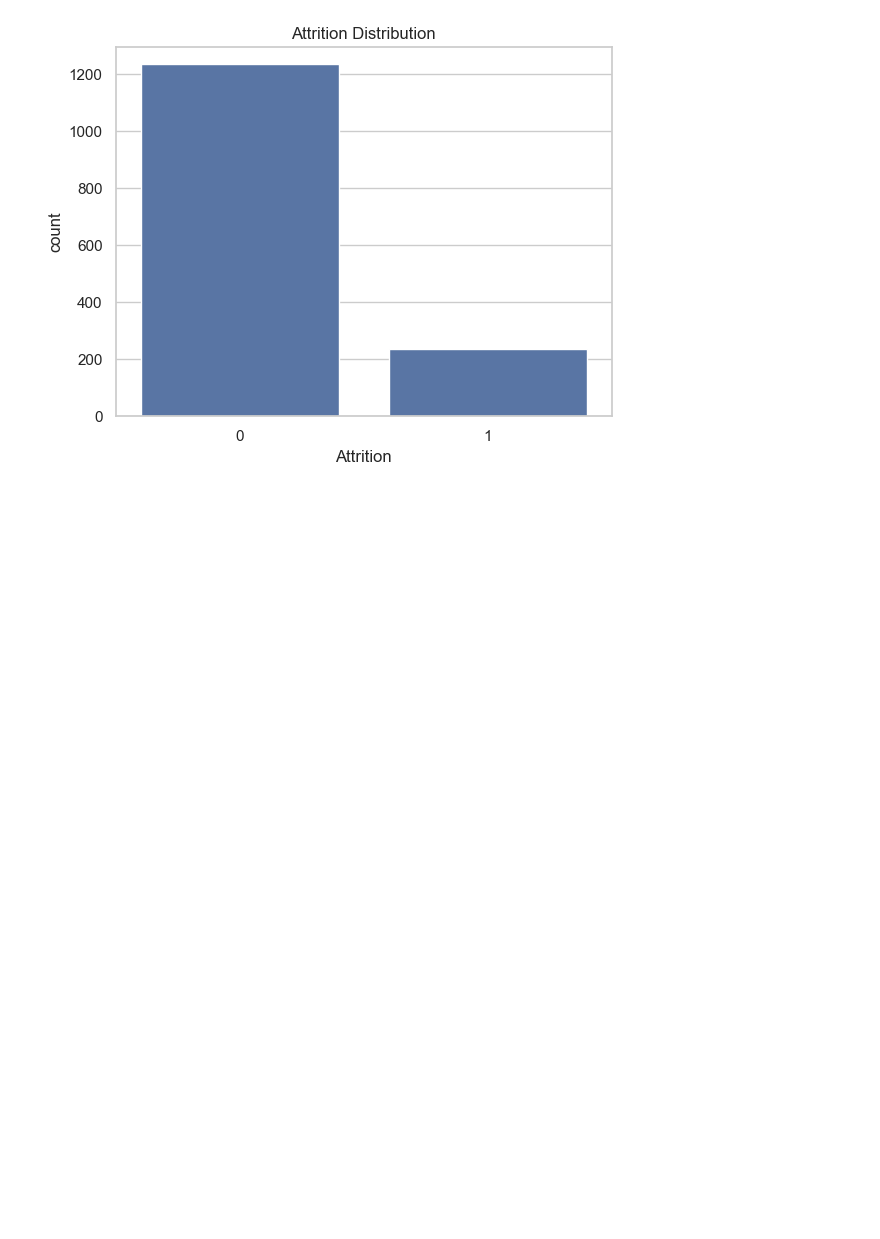
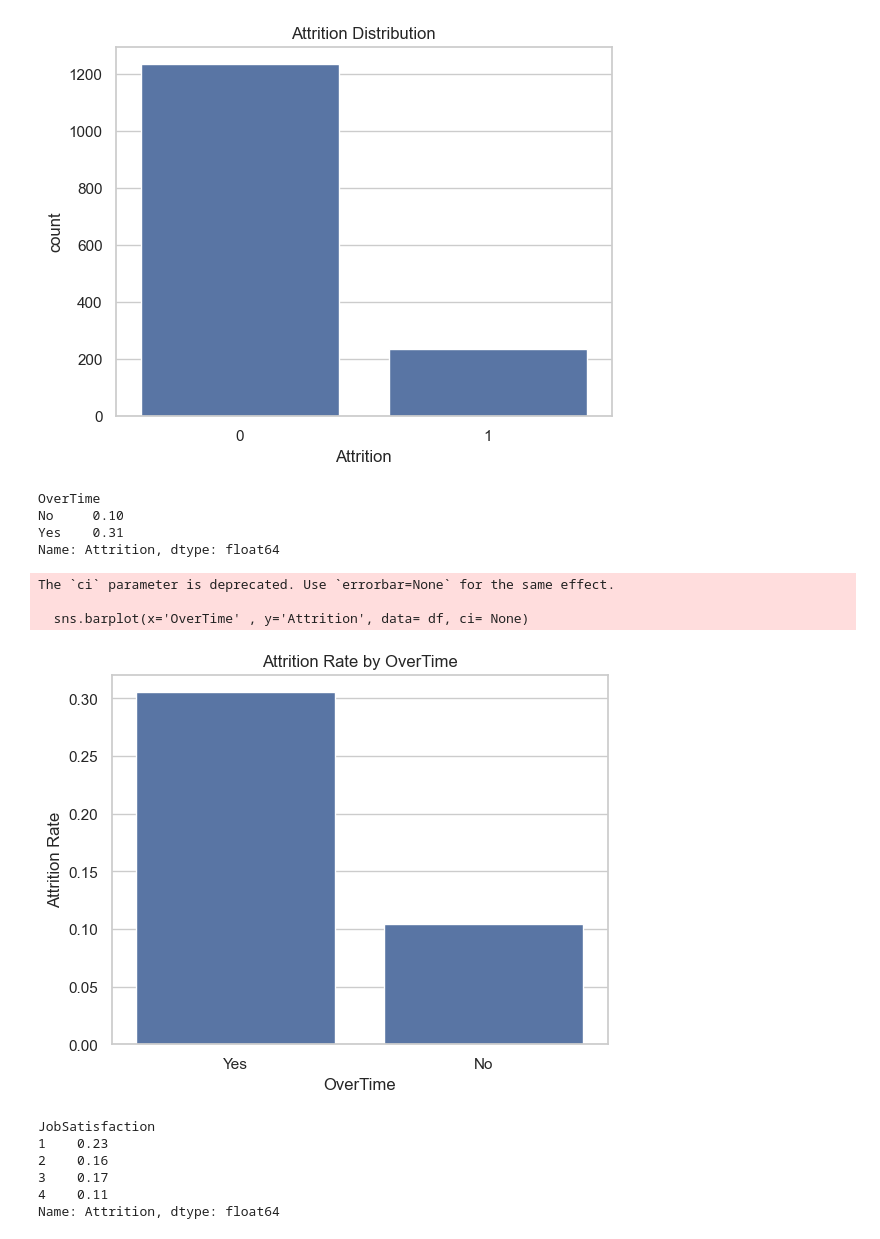
Before and after one commit to jongmin627/employee-attrition-analysis, a Jupyter notebook: notebooks/data_processing.ipynb, the cells around one changed output. Drawn from its saved outputs; the diff is of its cells as text; code cells hidden in the pictures; blank space fills up the shorter version.

```diff
--- a/notebooks/data_processing.ipynb
+++ b/notebooks/data_processing.ipynb
@@ -104,16 +81,6 @@ dtype: int64
 # 3. 데이터 전처리
 # Attrition 숫자 변환
 df['Attrition'] = df['Attrition'].map({'Yes': 1, 'No': 0})
-# %%
-# 나이 그룹 생성 (세대 분석 핵심)
-# 나이의 최소값, 최대값 확인
-df['Age'].min()
-df['Age'].max()
-
-bins = [18, 30, 40, 50, 60]
-labels = ['20s', '30s', '40s', '50s']
-
-df['AgeGroup'] = pd.cut(df['Age'], bins=bins, labels=labels, right=False)
 # %%
 # 4. 전체 이탈 현황
 attrition_rate = df['Attrition'].mean()
@@ -127,3 +94,40 @@ plt.savefig('../images/attrition_distribution.png')
 plt.show()
 # %% [output]
 [figure]
+# %%
+# 5. 핵심 변수 분석
+# 추가 근무에 따른 이탈율 분석
+df. groupby('OverTime')['Attrition'].mean().round(2)
+
+# 전체 중 추가 근무를 한 인원이 이탈하는 확률이 하지 않은 직원들 보다 3배 더 높음.
+# %% [output]
+OverTime
+No     0.10
+Yes    0.31
+Name: Attrition, dtype: float64
+# %%
+# 추가 근무에 따른 이탈율 시각화
+
+sns.barplot(x='OverTime' , y='Attrition', data= df, ci= None)
+plt.title('Attrition Rate by OverTime')
+plt.ylabel('Attrition Rate')
+plt.xlabel('OverTime')
+plt.show()
+
+# 추가 근무가 많을 수록 이탈이 증가함 -> 워라밸 문제로 이어짐
+# %% [output]
+The `ci` parameter is deprecated. Use `errorbar=None` for the same effect.
+
+  sns.barplot(x='OverTime' , y='Attrition', data= df, ci= None)
+[figure, added]
+# %%
+# 근무 만족도에 따른 이탈율 분석
+
+df.groupby('JobSatisfaction')['Attrition'].mean().round(2)
+# %% [output]
+JobSatisfaction
+1    0.23
+2    0.16
+3    0.17
+4    0.11
+Name: Attrition, dtype: float64
```
Also changed, not shown: parts of 18 cells of this notebook, 9 other files.
